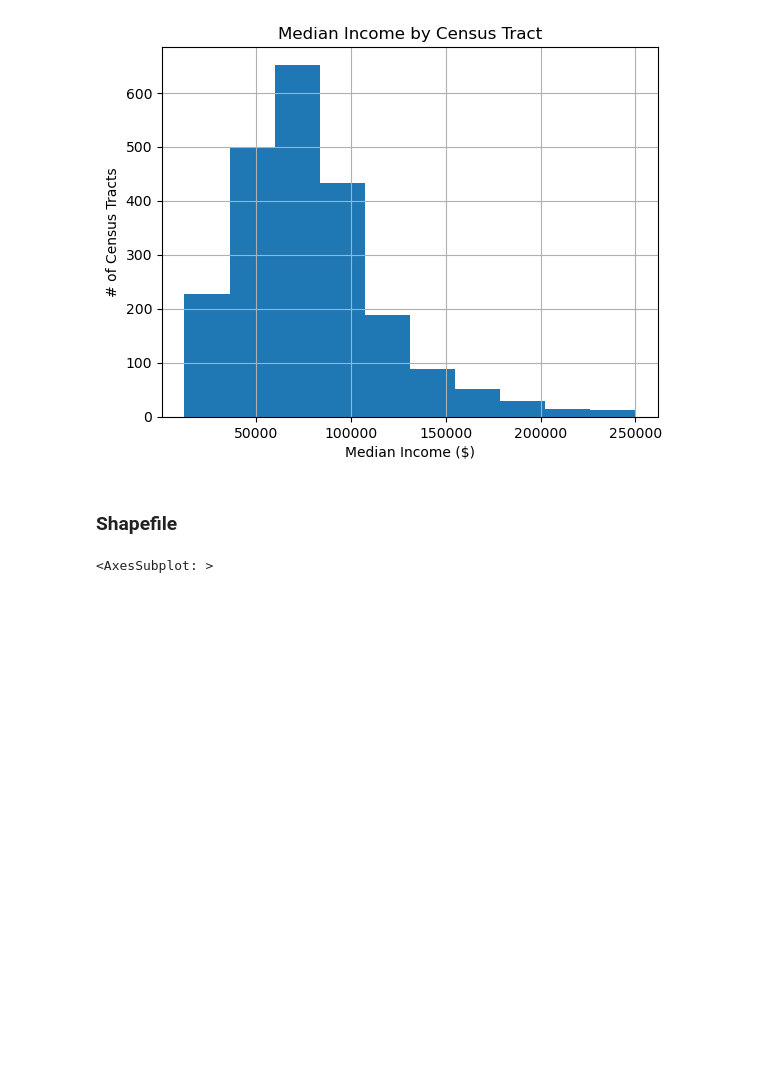
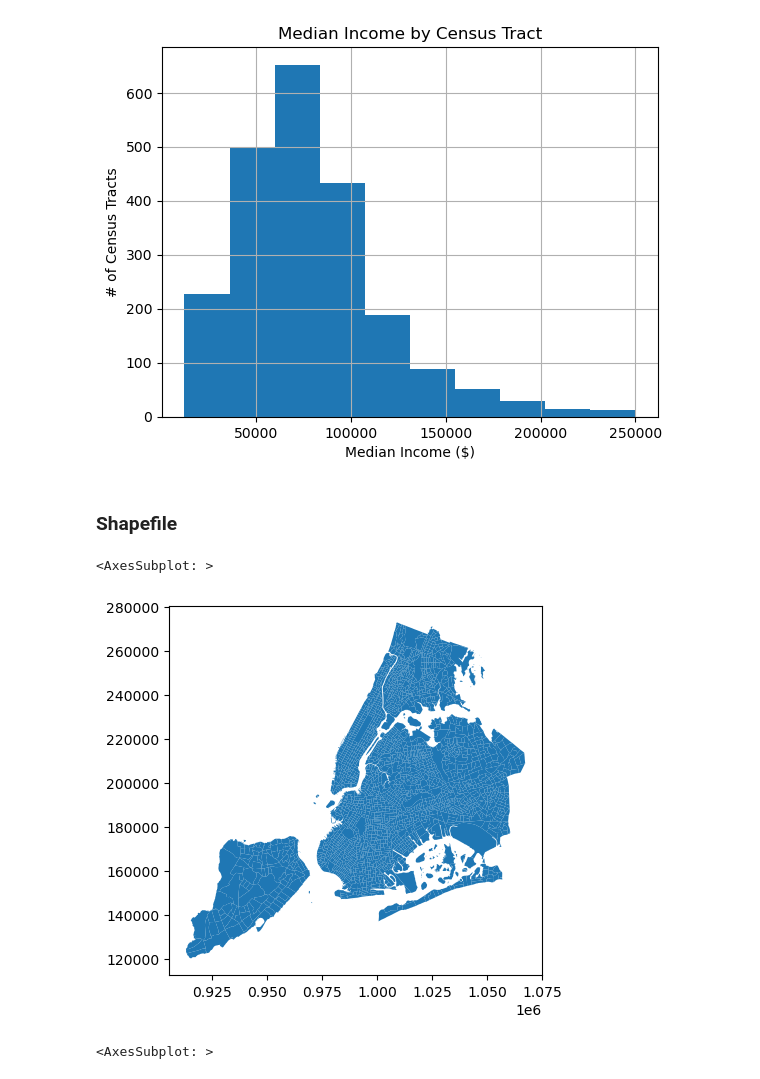
Before and after one commit to block-party-studio/block_party, a Jupyter notebook: notebooks/case_studies/dataXdesign/price_per_sqft.ipynb, the cells around one changed output. Saved outputs shown, nothing was run; the diff lists cells and outputs as text; code cells hidden in the pictures; blank space fills up the shorter version.

```diff
--- a/notebooks/case_studies/dataXdesign/price_per_sqft.ipynb
+++ b/notebooks/case_studies/dataXdesign/price_per_sqft.ipynb
@@ -1106,6 +1106,13 @@ Text(0, 0.5, '# of Census Tracts')
 [figure]
 # %% [markdown]
 ### Shapefile
+# %%
+ct_shp_v1 = gpd.read_file(f'/Users/sarah/Documents/repos/block_party/data/odw/open_data/nyct2020_23a/nyct2020.shp')
+# %%
+ct_shp_v1.plot()
+# %% [output]
+<AxesSubplot: >
+[figure, added]
 # %%
 ct_shp = gpd.read_file(f'../../../data/odw/open_data/nyct2020wi_22c/nyct2020wi.shp')
 # %%
```
Also changed, not shown: parts of 9 cells of this notebook, 11 other files.
